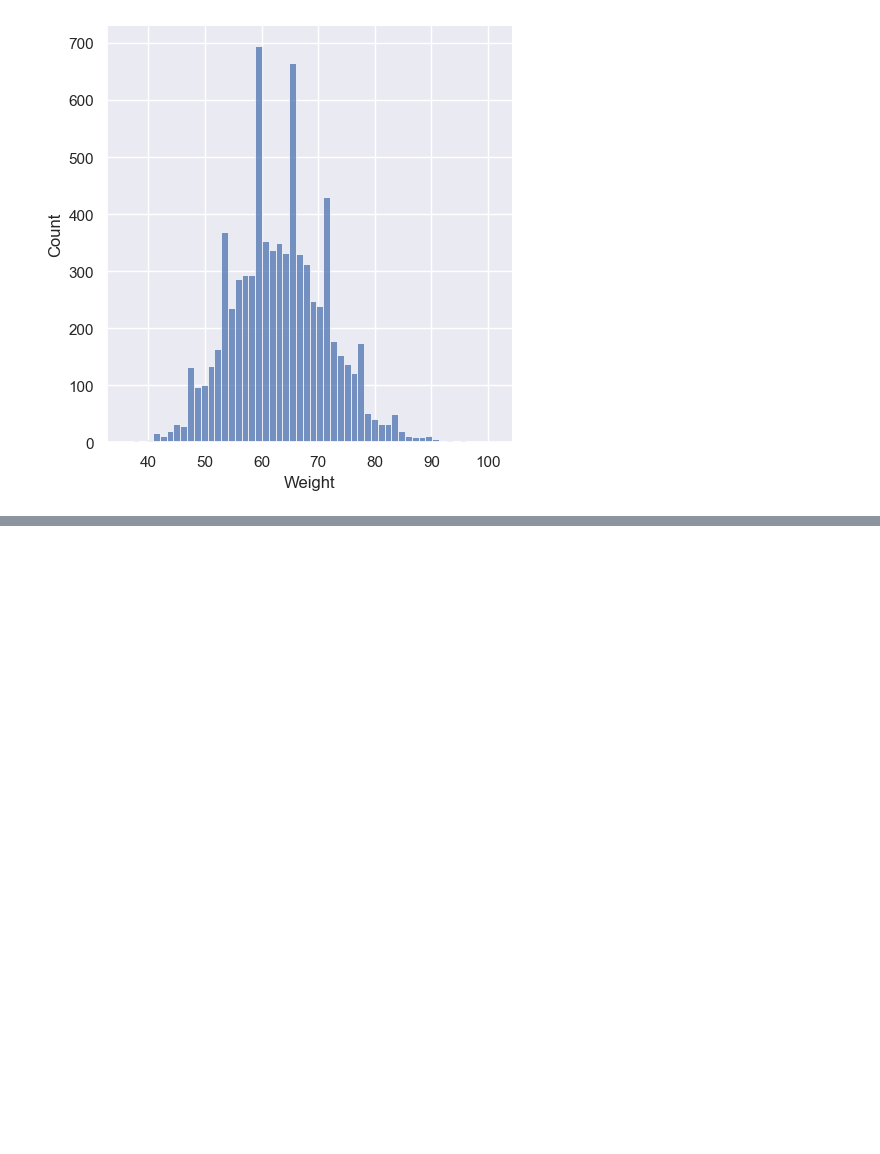
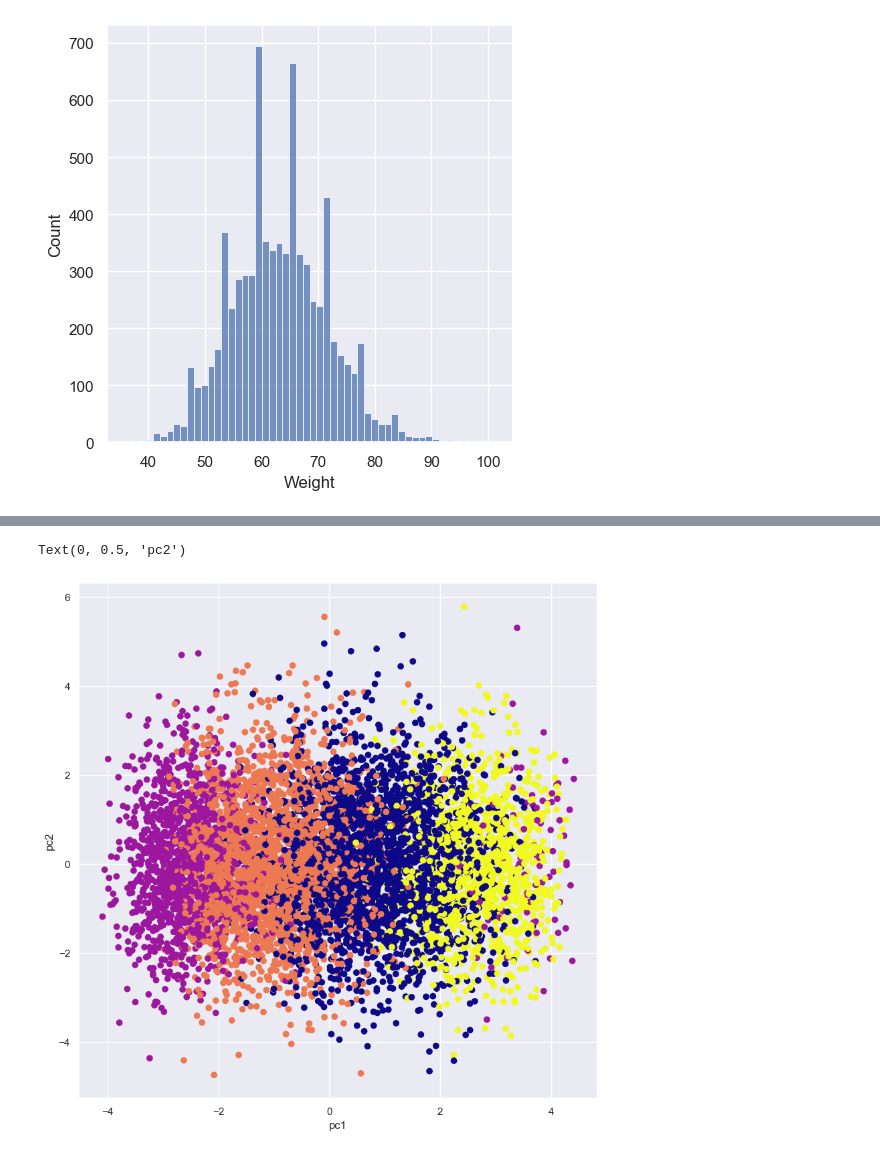
Before and after one commit to rajaraman61/Women-Mensturation-Predictor, a Jupyter notebook: notebooks/activities.ipynb, the cells around one changed output, grey strips where cells are left out. Saved outputs shown, nothing was run; the diff lists cells and outputs as text; code cells hidden in the pictures; blank space fills up the shorter version.

```diff
--- a/notebooks/activities.ipynb
+++ b/notebooks/activities.ipynb
@@ -203,0 +252,15 @@ sns.heatmap(correlation, cbar=True, square=True, fmt='.1f', annot=True, annot_kw
+# %%
+# Scale data before applying PCA
+scaling=StandardScaler()
+
+# Use fit and transform method
+scaling.fit(female_activities)
+scaled_data=scaling.transform(female_activities)
+# %%
+# Set the n_components=3
+principal=PCA(n_components=3)
+principal.fit(scaled_data)
+pca=principal.transform(scaled_data)
+
+# Check the dimensions of data after PCA
+pca.shape
@@ -203,0 +283,9 @@ sns.heatmap(correlation, cbar=True, square=True, fmt='.1f', annot=True, annot_kw
+# %%
+
+plt.figure(figsize=(10,10))
+plt.scatter(pca[:,0],pca[:,1],c=female_activities['Activity_Type'],cmap='plasma')
+plt.xlabel('pc1')
+plt.ylabel('pc2')
+# %% [output]
+Text(0, 0.5, 'pc2')
+[figure, added]
```
Also changed, not shown: parts of 17 cells of this notebook.
